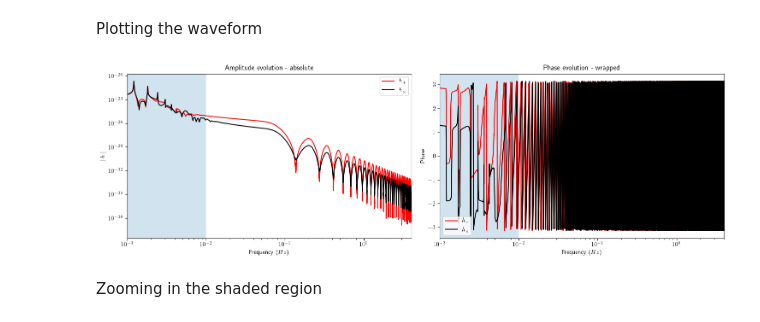
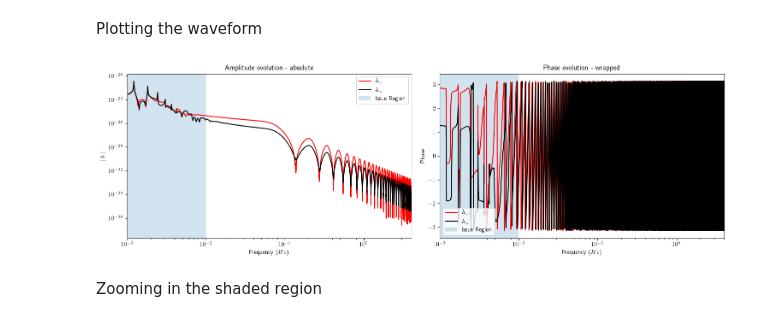
Before and after one commit to Anirudh-Srivastha-Nemmani/GWFish-fork, a Jupyter notebook: notebooks/deci-band-generation.ipynb, the cells around one changed output. Saved outputs shown, nothing was run; the diff lists cells and outputs as text; code cells hidden in the pictures.

```diff
--- a/notebooks/deci-band-generation.ipynb
+++ b/notebooks/deci-band-generation.ipynb
@@ -89,32 +91,32 @@ Plotting the waveform
 # %%
 fig = plt.figure(figsize=(18, 5))
 plt.subplots_adjust(wspace= 0.1, hspace= 0.1)
 
 sub_figure_1 = fig.add_subplot(1,2,1)
 sub_figure_1.plot(fd_hp.sample_frequencies, np.abs(fd_hp), label=r'$h_{+}$', color='r')
 sub_figure_1.plot(fd_hc.sample_frequencies, np.abs(fd_hc), label=r'$h_{\times}$', color='k')
 sub_figure_1.set_title(r'Amplitude evolution - absolute')
 sub_figure_1.set_xlabel(r'Frequency ($Hz$)')
 sub_figure_1.set_xscale('log')
 sub_figure_1.set_xlim(0.001, 4)
 sub_figure_1.set_ylabel(r'$\mid h \mid$')
 sub_figure_1.set_yscale('log')
-sub_figure_1.axvspan(0.001, 0.01, alpha=0.2)
+sub_figure_1.axvspan(0.001, 0.01, alpha=0.2, label=r'Issue Region')
 sub_figure_1.legend()
 
 sub_figure_2 = fig.add_subplot(1,2,2)
 sub_figure_2.plot(fd_hp.sample_frequencies, np.angle(fd_hp), label=r'$h_{+}$', color='r')
 sub_figure_2.plot(fd_hc.sample_frequencies, np.angle(fd_hc), label=r'$h_{\times}$', color='k')
 sub_figure_2.set_title(r'Phase evolution - wrapped')
 sub_figure_2.set_xlabel(r'Frequency ($Hz$)')
 sub_figure_2.set_xscale('log')
 sub_figure_2.set_xlim(0.001, 4)
 sub_figure_2.set_ylabel(r'Phase')
-sub_figure_2.axvspan(0.001, 0.01, alpha=0.2)
+sub_figure_2.axvspan(0.001, 0.01, alpha=0.2, label=r'Issue Region')
 sub_figure_2.legend()
 plt.show()
 # %% [output]
-[figure, old version]
+[figure, new version]
 # %% [markdown]
 Zooming in the shaded region
 # %%
```
Also changed, not shown: parts of 9 cells of this notebook.
